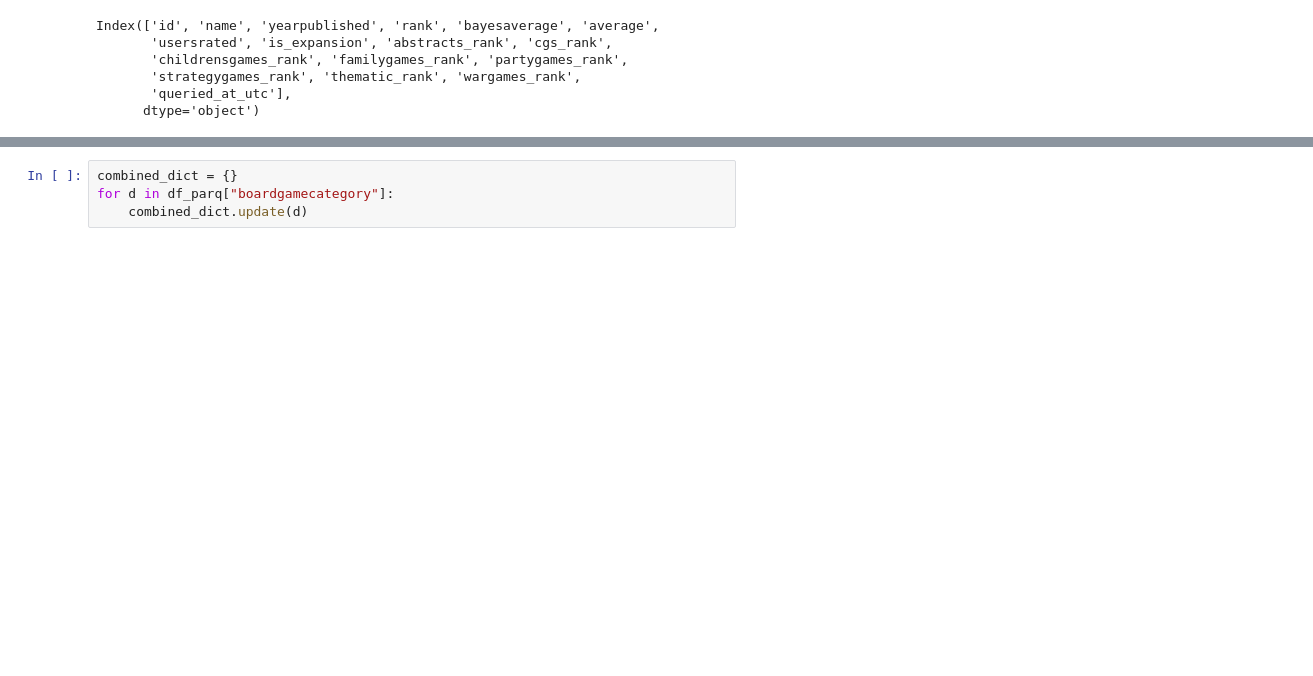
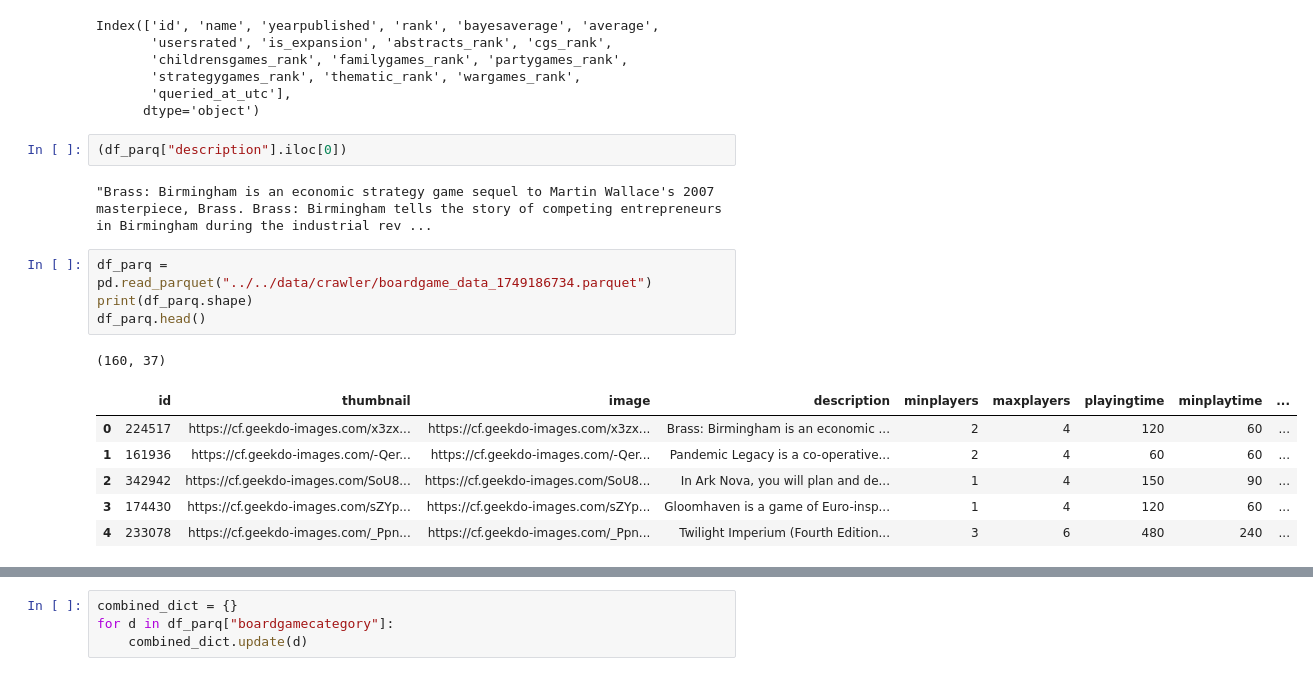
Before and after one commit to MichoelSnow/pax_tt_recommender, a Jupyter notebook: crawler/notebooks/crawler_testing.ipynb, the cells around one changed output, grey strips where cells are left out. Saved outputs shown, nothing was run; the diff lists cells and outputs as text; blank space fills up the shorter version.

```diff
--- a/crawler/notebooks/crawler_testing.ipynb
+++ b/crawler/notebooks/crawler_testing.ipynb
@@ -613,3 +613,19 @@ Index(['id', 'name', 'yearpublished', 'rank', 'bayesaverage', 'average',
        'strategygames_rank', 'thematic_rank', 'wargames_rank',
        'queried_at_utc'],
       dtype='object')
+# %%
+(df_parq["description"].iloc[0])
+# %% [output]
+"Brass: Birmingham is an economic strategy game sequel to Martin Wallace's 2007 masterpiece, Brass. Brass: Birmingham tells the story of competing entrepreneurs in Birmingham during the industrial rev ...
+# %%
+df_parq = pd.read_parquet("../../data/crawler/boardgame_data_1749186734.parquet")
+print(df_parq.shape)
+df_parq.head()
+# %% [output]
+(160, 37)
+|  | id | thumbnail | image | description | minplayers | maxplayers | playingtime | minplaytime | ... |
+| 0 | 224517 | https://cf.geekdo-images.com/x3zx... | https://cf.geekdo-images.com/x3zx... | Brass: Birmingham is an economic ... | 2 | 4 | 120 | 60 | ... |
+| 1 | 161936 | https://cf.geekdo-images.com/-Qer... | https://cf.geekdo-images.com/-Qer... | Pandemic Legacy is a co-operative... | 2 | 4 | 60 | 60 | ... |
+| 2 | 342942 | https://cf.geekdo-images.com/SoU8... | https://cf.geekdo-images.com/SoU8... | In Ark Nova, you will plan and de... | 1 | 4 | 150 | 90 | ... |
+| 3 | 174430 | https://cf.geekdo-images.com/sZYp... | https://cf.geekdo-images.com/sZYp... | Gloomhaven is a game of Euro-insp... | 1 | 4 | 120 | 60 | ... |
+| 4 | 233078 | https://cf.geekdo-images.com/_Ppn... | https://cf.geekdo-images.com/_Ppn... | Twilight Imperium (Fourth Edition... | 3 | 6 | 480 | 240 | ... |
```
Also changed, not shown: parts of 43 cells of this notebook, 1 other file.
